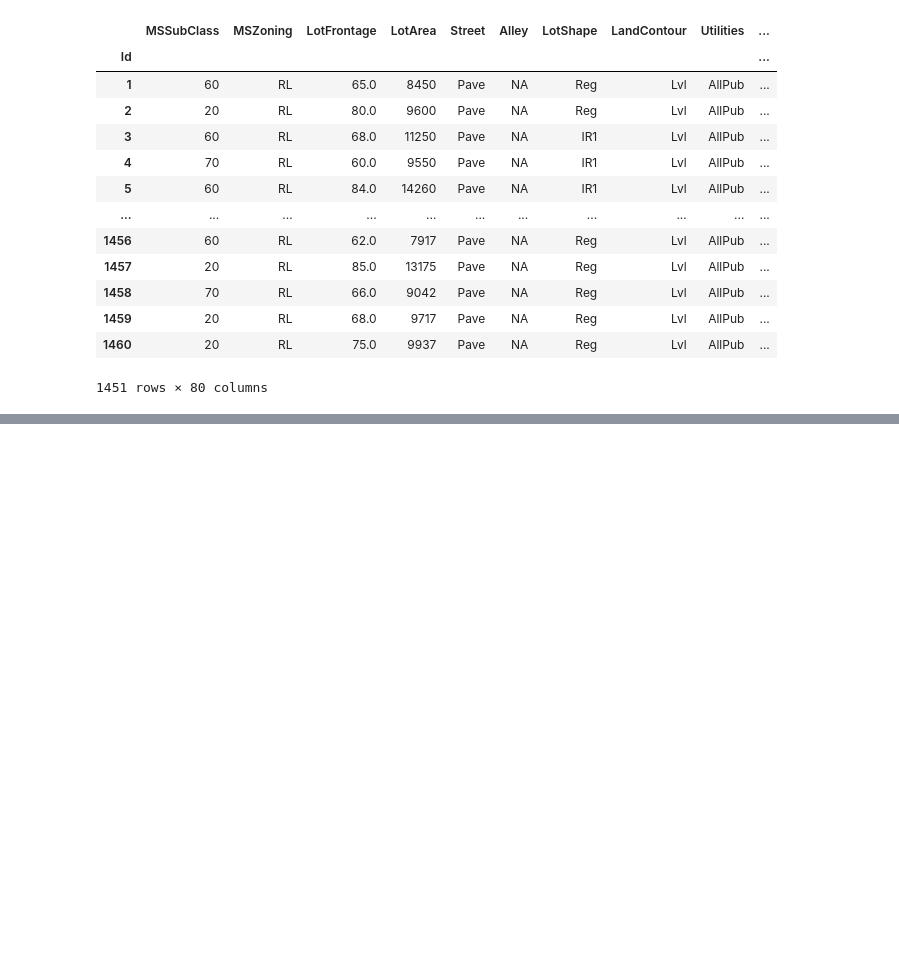
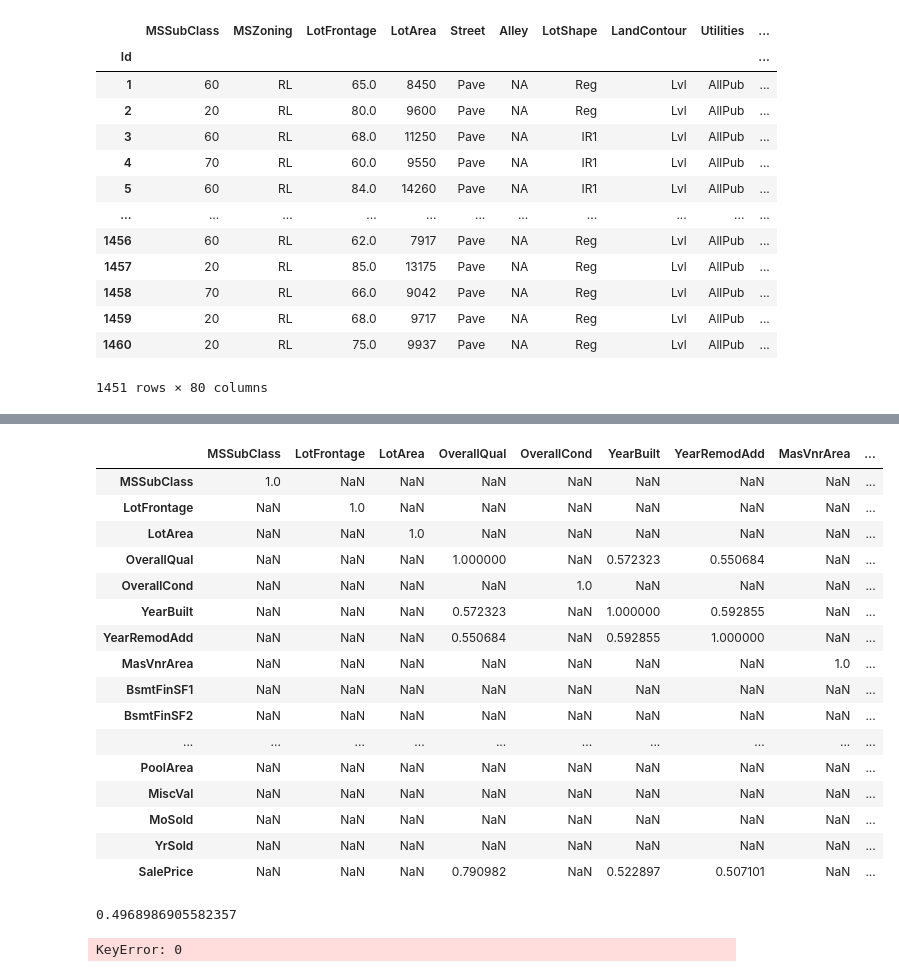
Before and after one commit to jackng310/KaggleProject, a Jupyter notebook: FeatureEngineering_Jack.ipynb, the cells around one changed output, grey strips where cells are left out. Saved outputs shown, nothing was run; the diff lists cells and outputs as text; code cells hidden in the pictures; blank space fills up the shorter version.

```diff
--- a/FeatureEngineering_Jack.ipynb
+++ b/FeatureEngineering_Jack.ipynb
@@ -184,0 +193,24 @@ dummies
+# %%
+correla
+# %% [output]
+|  | MSSubClass | LotFrontage | LotArea | OverallQual | OverallCond | YearBuilt | YearRemodAdd | MasVnrArea | ... |
+| MSSubClass | 1.0 | NaN | NaN | NaN | NaN | NaN | NaN | NaN | ... |
+| LotFrontage | NaN | 1.0 | NaN | NaN | NaN | NaN | NaN | NaN | ... |
+| LotArea | NaN | NaN | 1.0 | NaN | NaN | NaN | NaN | NaN | ... |
+| OverallQual | NaN | NaN | NaN | 1.000000 | NaN | 0.572323 | 0.550684 | NaN | ... |
+| OverallCond | NaN | NaN | NaN | NaN | 1.0 | NaN | NaN | NaN | ... |
+| YearBuilt | NaN | NaN | NaN | 0.572323 | NaN | 1.000000 | 0.592855 | NaN | ... |
+| YearRemodAdd | NaN | NaN | NaN | 0.550684 | NaN | 0.592855 | 1.000000 | NaN | ... |
+| MasVnrArea | NaN | NaN | NaN | NaN | NaN | NaN | NaN | 1.0 | ... |
+| BsmtFinSF1 | NaN | NaN | NaN | NaN | NaN | NaN | NaN | NaN | ... |
+| BsmtFinSF2 | NaN | NaN | NaN | NaN | NaN | NaN | NaN | NaN | ... |
+| ... | ... | ... | ... | ... | ... | ... | ... | ... | ... |
+| PoolArea | NaN | NaN | NaN | NaN | NaN | NaN | NaN | NaN | ... |
+| MiscVal | NaN | NaN | NaN | NaN | NaN | NaN | NaN | NaN | ... |
+| MoSold | NaN | NaN | NaN | NaN | NaN | NaN | NaN | NaN | ... |
+| YrSold | NaN | NaN | NaN | NaN | NaN | NaN | NaN | NaN | ... |
+| SalePrice | NaN | NaN | NaN | 0.790982 | NaN | 0.522897 | 0.507101 | NaN | ... |
+# %%
+data['HouseStyle'].value_counts()[0]/len(data)
+# %% [output]
+0.4968986905582357
@@ -184,0 +219,5 @@ dummies
+# %%
+for col in data[discrete].columns:
+    print(f'{col}: {((data[col].value_counts()[0])/len(data))}')
+# %% [output]
+KeyError: 0
```
Also changed, not shown: parts of 18 cells of this notebook, 1 other file.
